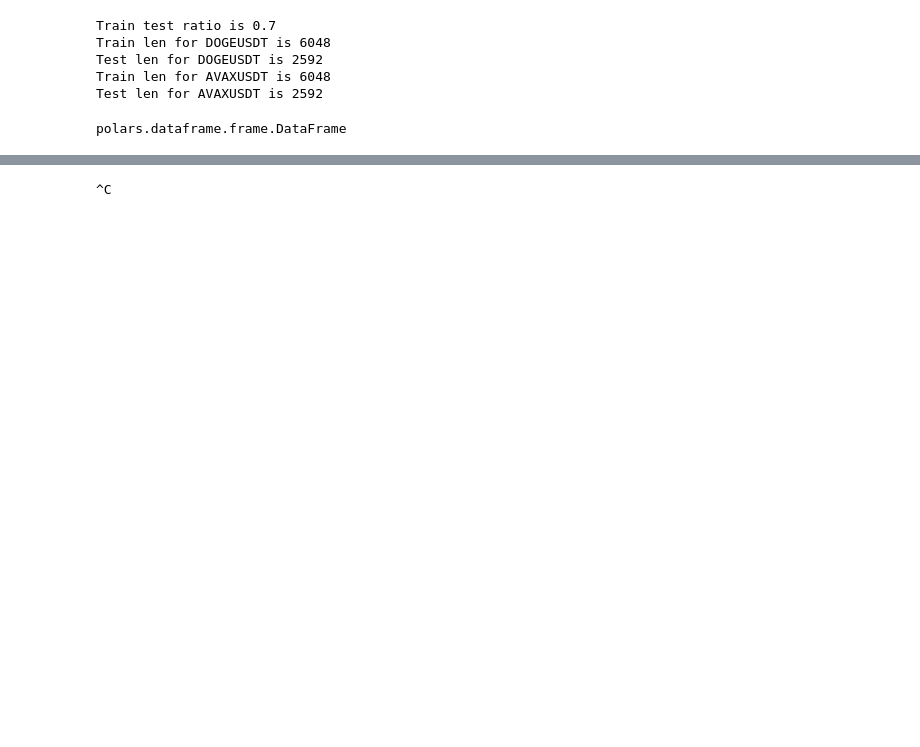
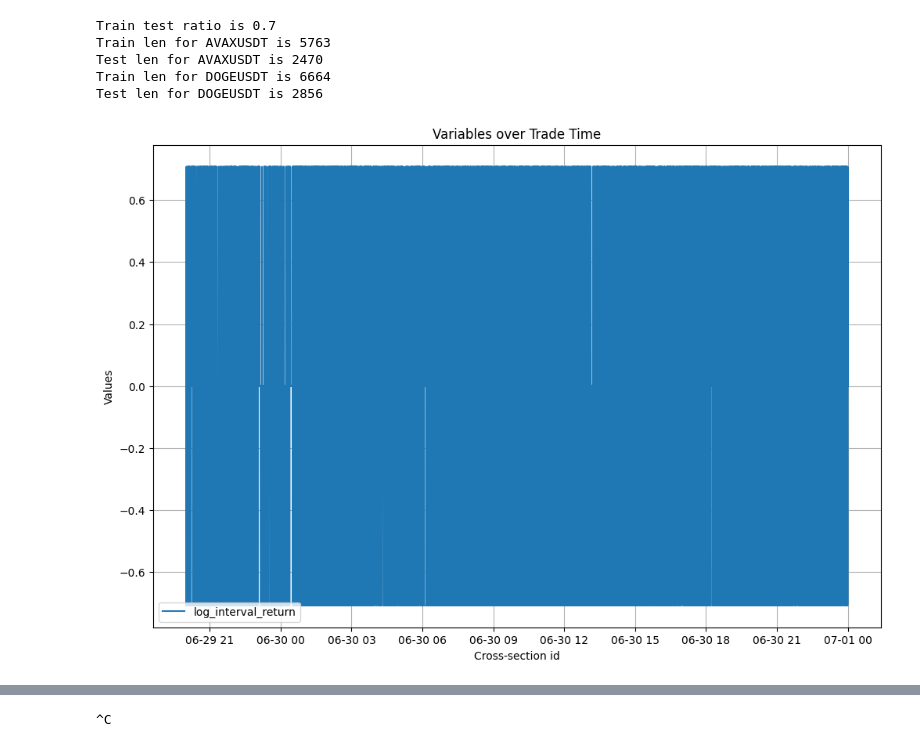
Before and after one commit to B0R0koko/microstructure_price_prediction, a Jupyter notebook: src/data_analysis/random_forest.ipynb, the cells around one changed output, grey strips where cells are left out. Drawn from its saved outputs; the diff is of its cells as text; code cells hidden in the pictures; blank space fills up the shorter version.

```diff
--- a/src/data_analysis/random_forest.ipynb
+++ b/src/data_analysis/random_forest.ipynb
@@ -11,7 +12,7 @@ import numpy as np
 import matplotlib.pyplot as plt
 import optuna
 # %%
-df: pl.DataFrame = pl.read_parquet(r'C:\Users\310\Desktop\Progects_Py\data\microstructure_price_prediction_data\cross_section\df_from_2024-06-15_to_2024-07-15_with_delta_0-05-00.parquet')
+df: pl.DataFrame = pl.read_parquet(r'C:\Users\310\Desktop\Progects_Py\data\microstructure_price_prediction_data\dfs\2024-06-29 20-00-00_2024-07-01 00-00-00_delta_0-00-10_return_5_sec.parquet')
 target_var: str = "log_return"
 cols_to_exclude: list[str] = []
 # File to store the best global results
@@ -21,12 +39,16 @@ data = DataPrepare(df)
 # %%
-data.train_test_split(train_test_ratio=0.7, cols_to_exclude=None)
+data.train_test_split(train_test_ratio=0.7, exclude_columns="cross_section_id")
 X_train, y_train, X_test, y_test, = data.X_y_split(target_var=target_var, target_encode=True)
 # %% [output]
 Train test ratio is 0.7
-Train len for DOGEUSDT is 6048
-Test len for DOGEUSDT is 2592
-Train len for AVAXUSDT is 6048
-Test len for AVAXUSDT is 2592
+Train len for AVAXUSDT is 5763
+Test len for AVAXUSDT is 2470
+Train len for DOGEUSDT is 6664
+Test len for DOGEUSDT is 2856
+# %%
+data.visualize(datetime(2024, 6, 20), datetime(2024, 7, 1), variables_to_plot=["log_interval_return"])
+# %% [output]
+[figure, added]
 # %%
 # Initialize best global results
 best_global = load_best_global(BEST_GLOBAL_FILE)
@@ -101,7 +123,3 @@ def optimize_with_dataset(X_train, y_train, study_name=None):
     print(f"Best Params: {study.best_params}")
 
     return study
-# %%
-type(X_train)
-# %% [output]
-polars.dataframe.frame.DataFrame
```
Also changed, not shown: parts of 10 cells of this notebook, 4 other files.
